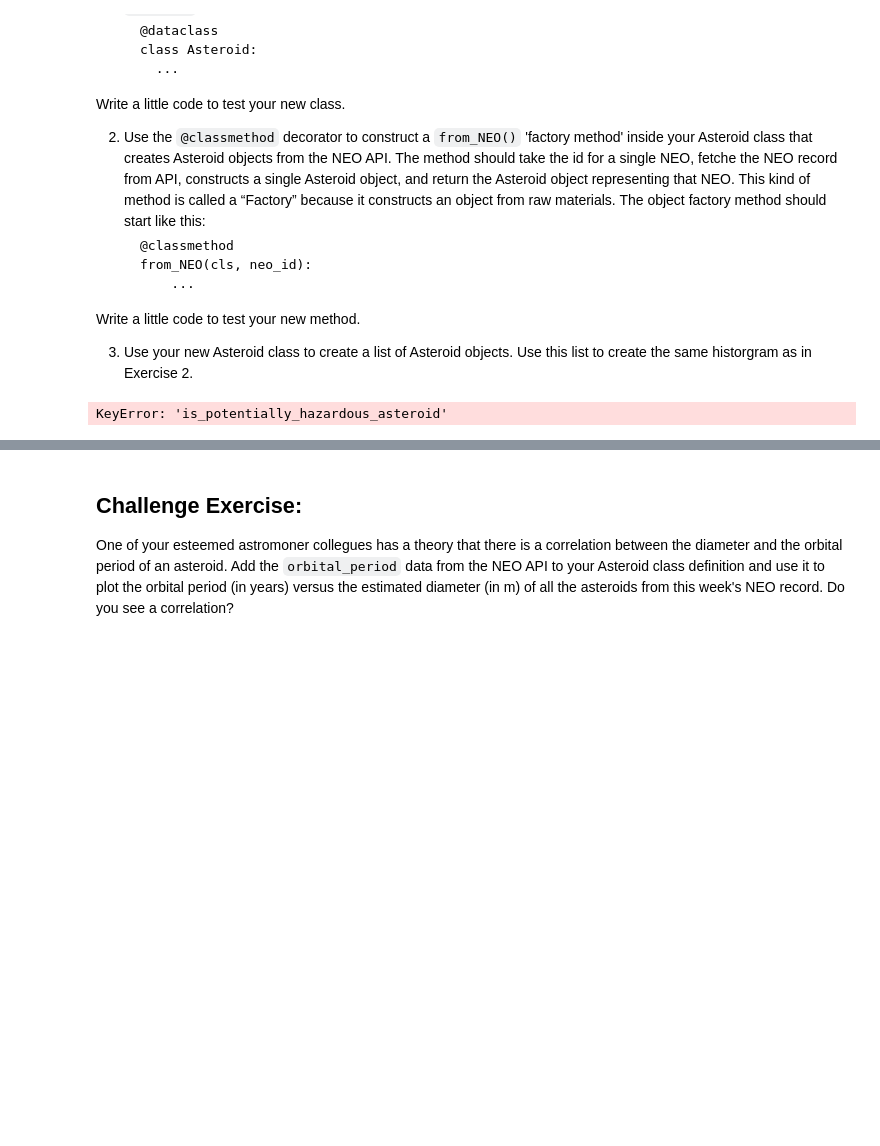
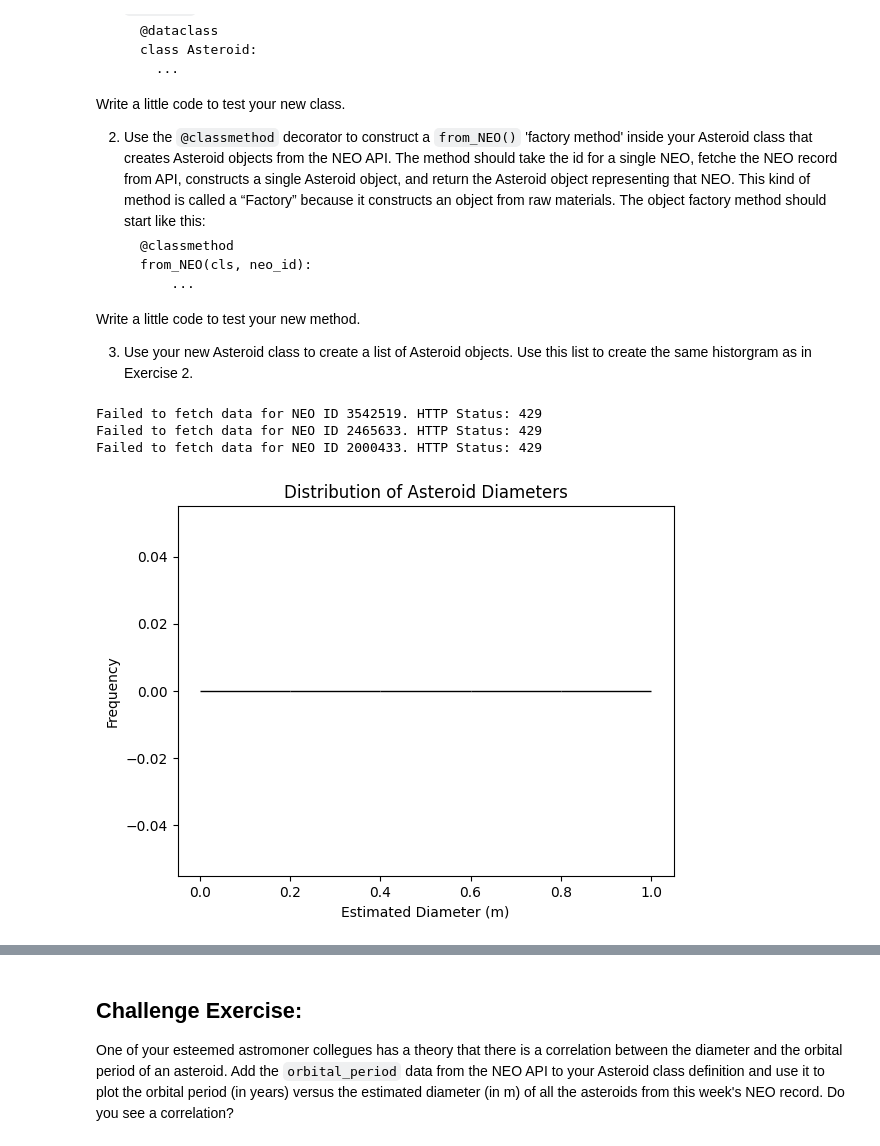
Before and after one commit to kashishkhera44/comp215, a Jupyter notebook: labs/lab03-classes.ipynb, the cells around one changed output, grey strips where cells are left out. Saved outputs shown, nothing was run; the diff lists cells and outputs as text; code cells hidden in the pictures; blank space fills up the shorter version.

```diff
--- a/labs/lab03-classes.ipynb
+++ b/labs/lab03-classes.ipynb
@@ -135,36 +134,70 @@ Write a little code to test your new method.
 
  3. Use your new Asteroid class to create a list of Asteroid objects.  Use this list to create the same historgram as in Exercise 2.
 # %%
-# Ex.3 your code here
+from dataclasses import dataclass
+import requests
+import matplotlib.pyplot as plt
+
+# Define the Asteroid class using @dataclass
 @dataclass
 class Asteroid:
     id: str
     name: str
     estimated_diameter: float
     is_potentially_hazardous: bool
 
     @classmethod
-    def from_neo(cls, neo_id):
-        """Factory method for creating Asteroid from neo record id.
+    def from_NEO(cls, neo_id):
+        """
+        Factory method for creating an Asteroid object from the NEO API.
         Args:
-            neo_id (str): ID of the neo record.
+            neo_id (str): ID of the NEO record.
         Returns:
-            Asteroid: An instance of Asteroid.
+            Asteroid: An instance of the Asteroid class.
         """
-        neo = get_neo(neo_id)
-        # Accessing estimated diameter and hazardous status
-        estimated_diameter = neo.get('estimated_diameter', {}).get('meters', {}).get('estimated_diameter_max', 0.0)  # Providing a default value if 'estimated_diameter' is missing
-        is_potentially_hazardous = neo['is_potentially_hazardous_asteroid']
-        # Creating and returning an Asteroid object
-        return cls(neo['id'], neo['name'], estimated_diameter, is_potentially_hazardous)
+        # Fetch data from the NEO API
+        api_key = "DEMO_KEY"  # Replace with your NASA API key
+        url = f"https://api.nasa.gov/neo/rest/v1/neo/{neo_id}?api_key={api_key}"
+        response = requests.get(url)
 
-asteroids = [Asteroid.from_neo(neo['id']) for neo in neos]
-estimated_diamters = [asteroid.estimated_diameter for asteroid in asteroids]
+        if response.status_code != 200:
+            raise ValueError(f"Failed to fetch data for NEO ID {neo_id}. HTTP Status: {response.status_code}")
 
-plt.hist(estimated_diamters)
-plt.xlabel('Estimated Diamter(m)')
+        neo = response.json()
+
+        # Extract relevant data
+        estimated_diameter = neo.get('estimated_diameter', {}).get('meters', {}).get('estimated_diameter_max', 0.0)
+        is_potentially_hazardous = neo.get('is_potentially_hazardous_asteroid', False)
+
+        # Return an Asteroid instance
+        return cls(
+            id=neo['id'],
+            name=neo['name'],
+            estimated_diameter=estimated_diameter,
+            is_potentially_hazardous=is_potentially_hazardous
+        )
+
+# Example NEO IDs to test
+neo_ids = ["3542519", "2465633", "2000433"]  # Replace with valid NEO IDs
+asteroids = []
+
+for neo_id in neo_ids:
+    try:
+        asteroid = Asteroid.from_NEO(neo_id)
+        asteroids.append(asteroid)
+    except ValueError as e:
+        print(e)
+
+# Generate histogram of asteroid diameters
+estimated_diameters = [asteroid.estimated_diameter for asteroid in asteroids]
+
+plt.hist(estimated_diameters, bins=5, edgecolor='black')
+plt.xlabel('Estimated Diameter (m)')
 plt.ylabel('Frequency')
 plt.title('Distribution of Asteroid Diameters')
 plt.show()
 # %% [output]
-KeyError: 'is_potentially_hazardous_asteroid'
+Failed to fetch data for NEO ID 3542519. HTTP Status: 429
+Failed to fetch data for NEO ID 2465633. HTTP Status: 429
+Failed to fetch data for NEO ID 2000433. HTTP Status: 429
+[figure, added]
```
Also changed, not shown: parts of 5 cells of this notebook.
